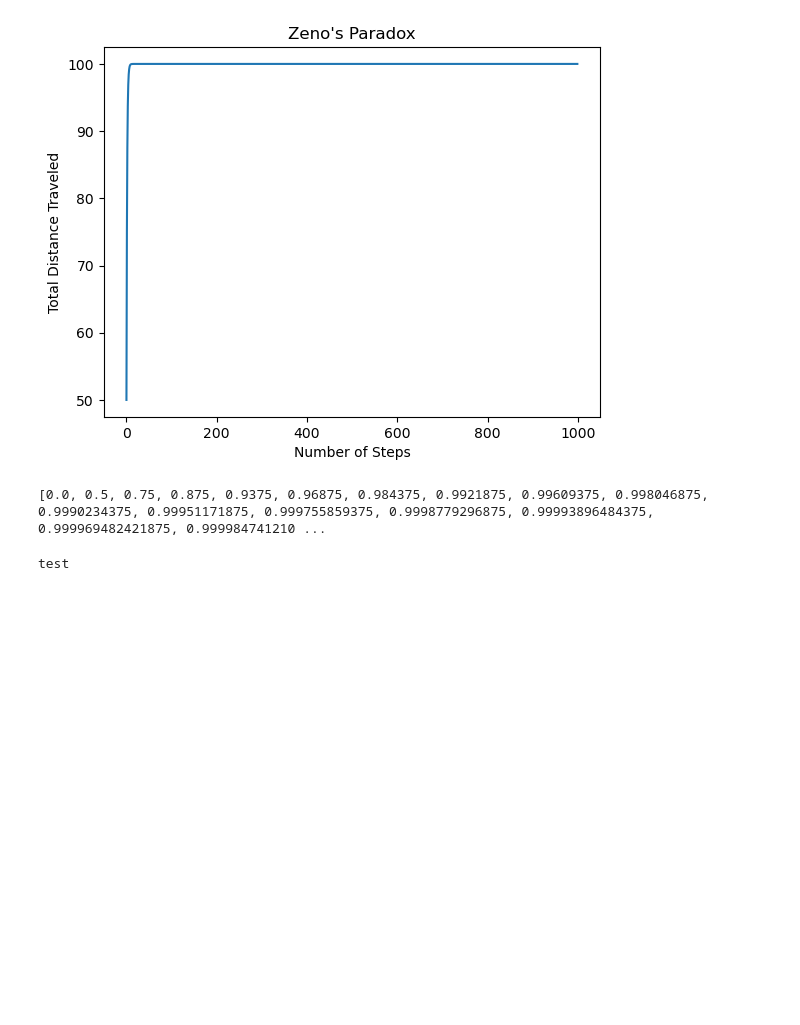
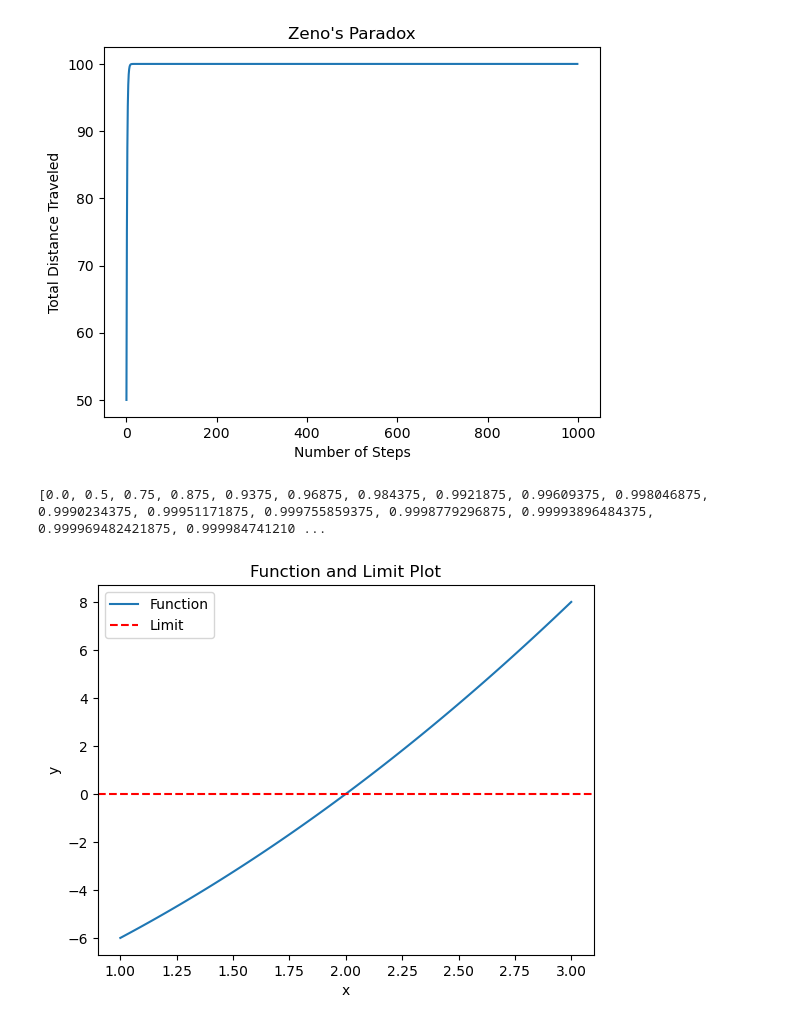
Before and after one commit to matansharon/Calculas, a Jupyter notebook: Section4.ipynb, the cells around one changed output. Cells and saved outputs as stored; diff of their text form; code cells hidden in the pictures; blank space fills up the shorter version.

```diff
--- a/Section4.ipynb
+++ b/Section4.ipynb
@@ -127,7 +127,28 @@ for i in range(steps):
 print(res[:100])
 # %% [output]
 [0.0, 0.5, 0.75, 0.875, 0.9375, 0.96875, 0.984375, 0.9921875, 0.99609375, 0.998046875, 0.9990234375, 0.99951171875, 0.999755859375, 0.9998779296875, 0.99993896484375, 0.999969482421875, 0.999984741210 ...
-# %%
-print("test")
-# %% [output]
-test
+# %%
+
+import sympy as sp
+import numpy as np
+import matplotlib.pyplot as plt
+
+# Define the function
+x = sp.Symbol('x')
+f = x**2 + 3*x - 10
+
+# Evaluate the limit as x approaches 2
+limit_val = sp.limit(f, x, 2)
+
+# Plot the function and its limit value
+x_vals = np.linspace(1, 3, 100)
+y_vals = sp.lambdify(x, f, 'numpy')(x_vals)
+plt.plot(x_vals, y_vals, label='Function')
+plt.axhline(y=limit_val, color='r', linestyle='--', label='Limit')
+plt.title('Function and Limit Plot')
+plt.xlabel('x')
+plt.ylabel('y')
+plt.legend()
+plt.show()
+# %% [output]
+[figure, added]
```
